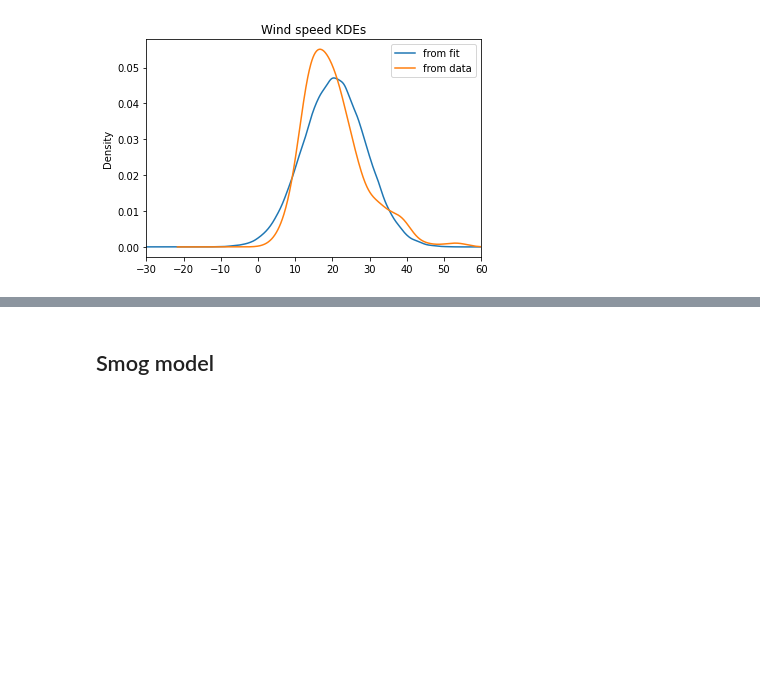
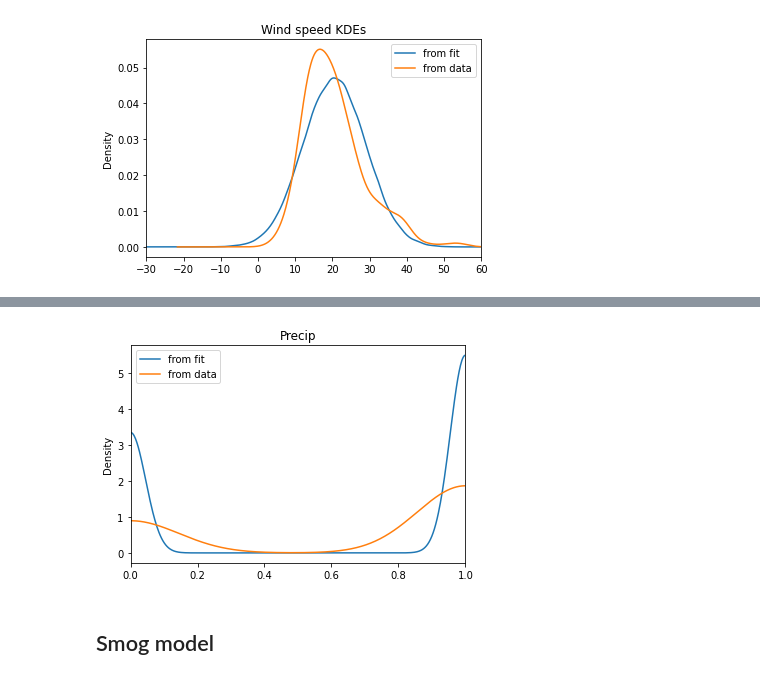
Before and after one commit to joannanuzka/DA_project, a Jupyter notebook: project.ipynb, the cells around one changed output, grey strips where cells are left out. Saved outputs shown, nothing was run; the diff lists cells and outputs as text; code cells hidden in the pictures; blank space fills up the shorter version.

```diff
--- a/project.ipynb
+++ b/project.ipynb
@@ -281,0 +391,11 @@ plt.show()
+# %%
+smog_relation['pressure_inv'] = 1/smog_relation['sealevelpressure']
+data_precip = {
+    'N': len(smog_relation['sealevelpressure']),
+    'pressure_inv': smog_relation['pressure_inv'].values,
+    'humidity': smog_relation['humidity'].values
+}
+# %%
+precip_fit = precip_fit_model.sample(data=data_precip, iter_warmup=100, iter_sampling=100, seed=6072023)
+
+print(precip_fit.summary())
@@ -281,0 +432,7 @@ plt.show()
+# %%
+precip_fit_df = precip_fit.draws_pd()
+# %%
+N = len(smog_relation['sealevelpressure'])
+precip_df = pd.DataFrame(precip_fit_df.loc[:, 'precip[1]':f'precip[{N}]'].values.flatten())
+precip_df.columns = ["precip"]
+precip_df.head()
@@ -282,3 +446,12 @@ plt.show()
+# %%
+precip_df.precip.plot.kde(label='from fit')
+smog_relation.precipprob.plot.kde(label='from data')
+plt.xlim(0, 1)
+plt.legend()
+plt.title("Precip")
+plt.show()
+# %% [output]
+[figure, added]
 # %% [markdown]
 ## Smog model
 # %%
```
Also changed, not shown: parts of 21 cells of this notebook, 19 other files.
